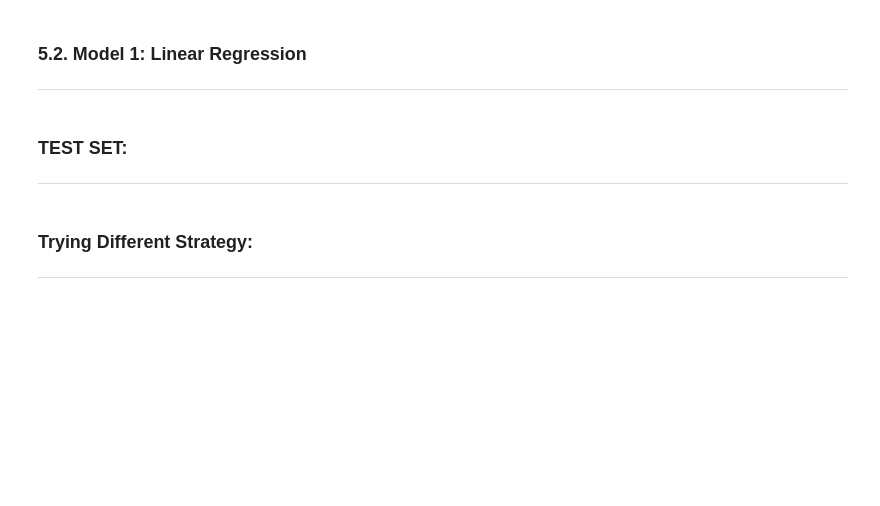
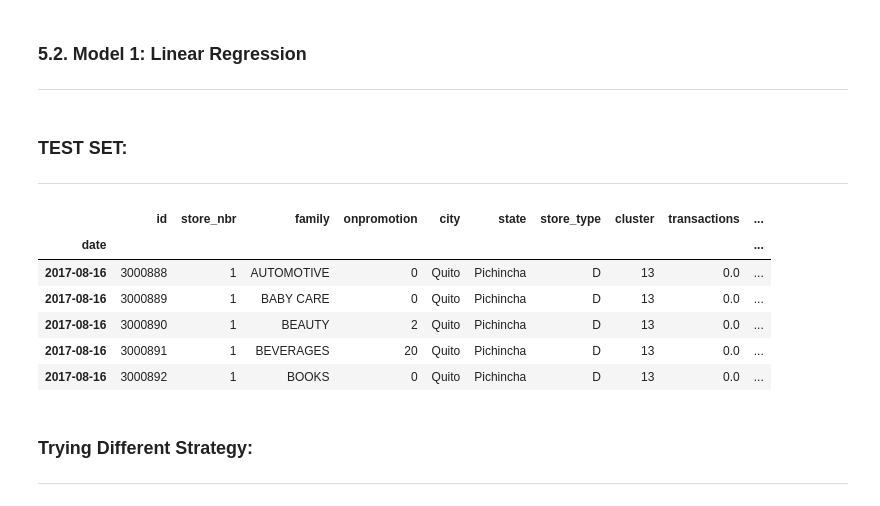
Before and after one commit to edmar-bevilaqua/store-sales-tsf-kaggle-competition, a Jupyter notebook: store-sales-tsf.ipynb, the cells around one changed output. Cells and saved outputs as stored; diff of their text form; code cells hidden in the pictures; blank space fills up the shorter version.

```diff
--- a/store-sales-tsf.ipynb
+++ b/store-sales-tsf.ipynb
@@ -1569,32 +1569,41 @@ test_set = pd.read_csv('./data/test.csv', dtype={'date':'str'}, parse_dates=['da
 # %%
 # Merging with columns ('store_nbr' and 'date') or only ('date') in the datasets using the merge() function with how= 'inner' or 'left', depending.
 
 # stores -> train
 merged_test = pd.merge(left=test_set, right=stores, on='store_nbr', how='inner')
 
 # transactions -> train
 merged_test = pd.merge(left=merged_test, right=transactions, on=['date', 'store_nbr'], how='left').fillna(0)
 
 # national_holidays -> train
 for date in national_holidays['date']:
     merged_test.loc[merged_test['date'] == date, 'holiday'] = 1
 
 # regional_holidays -> train
 for date, state in zip(regional_holidays['date'], regional_holidays['locale_name']):
     merged_test.loc[(merged_test['date'] == date) & (merged_test['state'] == state), 'holiday'] = 1
 
 # local_holidays -> train
 for date, city in zip(local_holidays['date'], local_holidays['locale_name']):
     merged_test.loc[(merged_test['date'] == date) & (merged_test['city'] == city), 'holiday'] = 1
 
 # Filling other days of 'holiday' feature with 0
 merged_test['holiday'] = merged_test['holiday'].fillna(0)
 
 # oil -> train
 merged_test = pd.merge(left=merged_test, right=oil, on='date', how='left')
 
 # View the first five rows of the merged_test dataset
+merged_test.set_index('date', inplace=True)
 merged_test.head()
+# %% [output]
+|  | id | store_nbr | family | onpromotion | city | state | store_type | cluster | transactions | ... |
+| date |  |  |  |  |  |  |  |  |  | ... |
+| 2017-08-16 | 3000888 | 1 | AUTOMOTIVE | 0 | Quito | Pichincha | D | 13 | 0.0 | ... |
+| 2017-08-16 | 3000889 | 1 | BABY CARE | 0 | Quito | Pichincha | D | 13 | 0.0 | ... |
+| 2017-08-16 | 3000890 | 1 | BEAUTY | 2 | Quito | Pichincha | D | 13 | 0.0 | ... |
+| 2017-08-16 | 3000891 | 1 | BEVERAGES | 20 | Quito | Pichincha | D | 13 | 0.0 | ... |
+| 2017-08-16 | 3000892 | 1 | BOOKS | 0 | Quito | Pichincha | D | 13 | 0.0 | ... |
 # %%
 temp_concat = pd.concat([merged, merged_test], axis=0)
 temp_concat.set_index('date', inplace=True)
```
Also changed, not shown: parts of 6 cells of this notebook.
